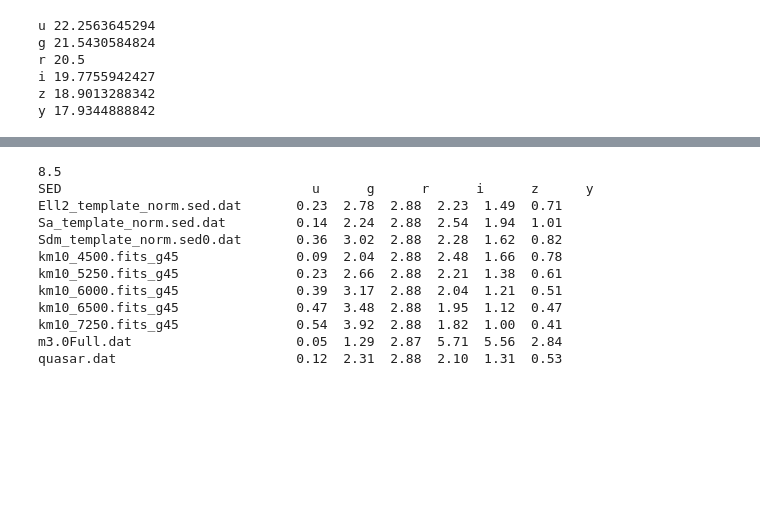
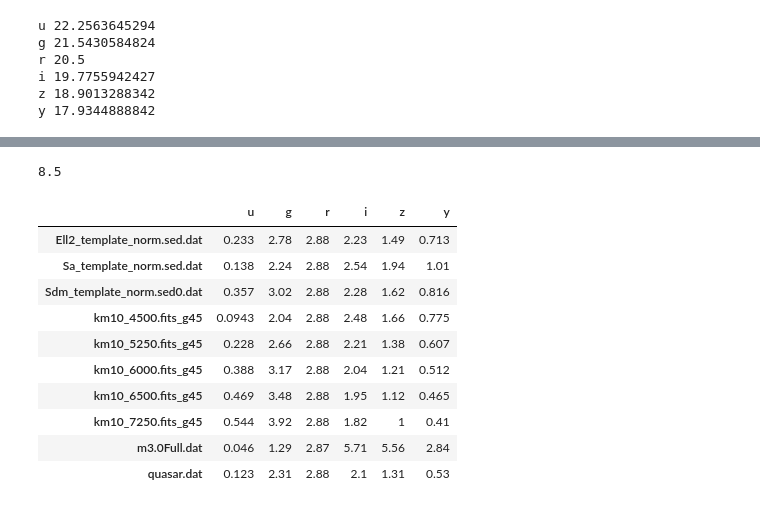
Before and after one commit to lsst/throughputs, a Jupyter notebook: examples/Calculating SNR.ipynb, the cells around one changed output, grey strips where cells are left out. Saved outputs shown, nothing was run; the diff lists cells and outputs as text; code cells hidden in the pictures; blank space fills up the shorter version.

```diff
--- a/examples/Calculating SNR.ipynb
+++ b/examples/Calculating SNR.ipynb
@@ -307,27 +289,25 @@ quasar.dat                       0.20  2.81  3.23  2.29  1.39  0.56
 # %%
 # Or vary the readnoise (for example) -- notice biggest effect in u band
 old_readnoise = photParams.readnoise
 print(old_readnoise)
 photParams = PhotometricParameters(readnoise=old_readnoise*2)
 seeing = 1.2
 FWHMeff = SignalToNoise.FWHMgeom2FWHMeff(seeing)
-snr = {}
-for s in seds:
-    snr[s] = {}
+for i, s in enumerate(seds):
     for f in filterlist:
-        snr[s][f] = SignalToNoise.calcSNR_sed(seds[s], lsst_total[f], darksky, lsst_system[f],
+        snr.iloc[i][f] = SignalToNoise.calcSNR_sed(seds[s], lsst_total[f], darksky, lsst_system[f],
                                               photParams, FWHMeff=FWHMeff, verbose=False)
-_printSNR(snr)
+display(snr)
 # %% [output]
 8.5
-SED                                u      g      r      i      z      y
-Ell2_template_norm.sed.dat       0.23  2.78  2.88  2.23  1.49  0.71
-Sa_template_norm.sed.dat         0.14  2.24  2.88  2.54  1.94  1.01
-Sdm_template_norm.sed0.dat       0.36  3.02  2.88  2.28  1.62  0.82
-km10_4500.fits_g45               0.09  2.04  2.88  2.48  1.66  0.78
-km10_5250.fits_g45               0.23  2.66  2.88  2.21  1.38  0.61
-km10_6000.fits_g45               0.39  3.17  2.88  2.04  1.21  0.51
-km10_6500.fits_g45               0.47  3.48  2.88  1.95  1.12  0.47
-km10_7250.fits_g45               0.54  3.92  2.88  1.82  1.00  0.41
-m3.0Full.dat                     0.05  1.29  2.87  5.71  5.56  2.84
-quasar.dat                       0.12  2.31  2.88  2.10  1.31  0.53
+|  | u | g | r | i | z | y |
+| Ell2_template_norm.sed.dat | 0.233 | 2.78 | 2.88 | 2.23 | 1.49 | 0.713 |
+| Sa_template_norm.sed.dat | 0.138 | 2.24 | 2.88 | 2.54 | 1.94 | 1.01 |
+| Sdm_template_norm.sed0.dat | 0.357 | 3.02 | 2.88 | 2.28 | 1.62 | 0.816 |
+| km10_4500.fits_g45 | 0.0943 | 2.04 | 2.88 | 2.48 | 1.66 | 0.775 |
+| km10_5250.fits_g45 | 0.228 | 2.66 | 2.88 | 2.21 | 1.38 | 0.607 |
+| km10_6000.fits_g45 | 0.388 | 3.17 | 2.88 | 2.04 | 1.21 | 0.512 |
+| km10_6500.fits_g45 | 0.469 | 3.48 | 2.88 | 1.95 | 1.12 | 0.465 |
+| km10_7250.fits_g45 | 0.544 | 3.92 | 2.88 | 1.82 | 1 | 0.41 |
+| m3.0Full.dat | 0.046 | 1.29 | 2.87 | 5.71 | 5.56 | 2.84 |
+| quasar.dat | 0.123 | 2.31 | 2.88 | 2.1 | 1.31 | 0.53 |
```
Also changed, not shown: parts of 9 cells of this notebook, 3 other files.
